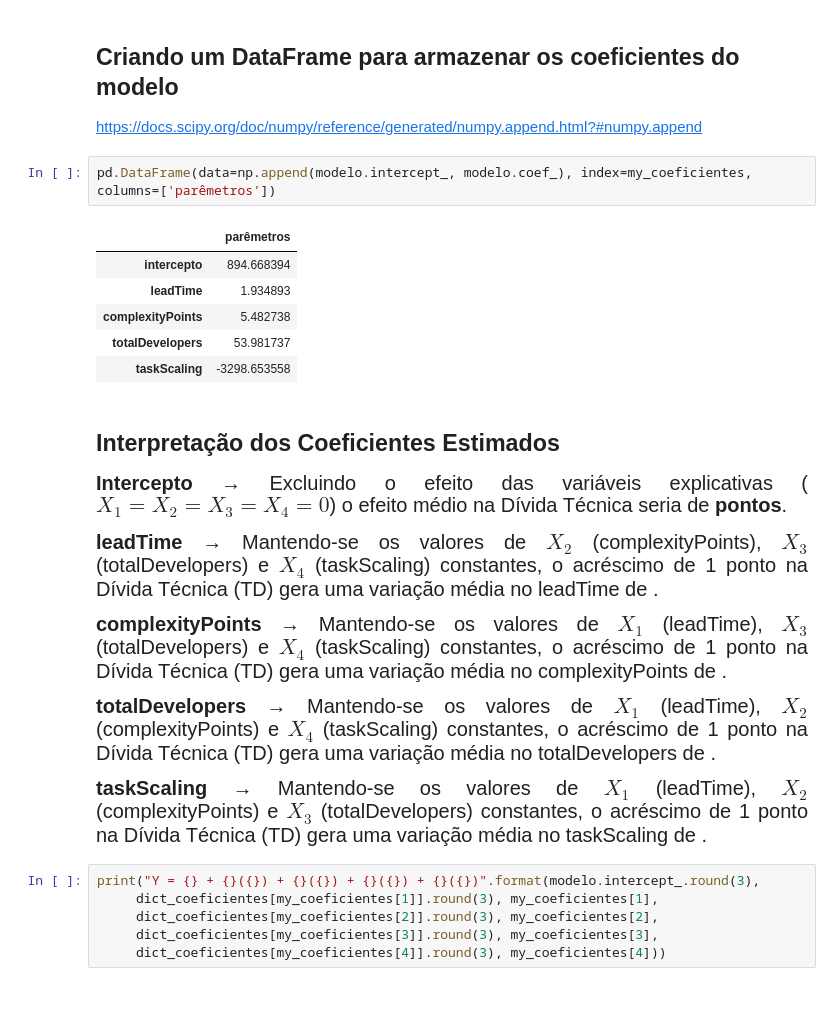
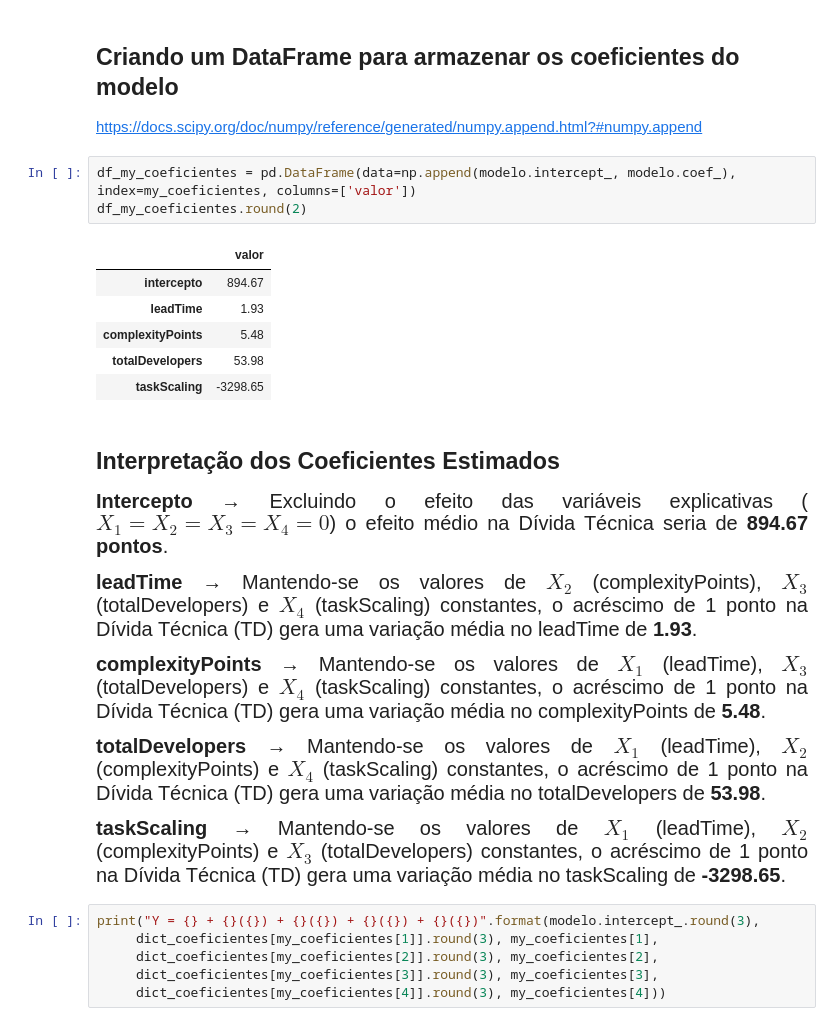
Before and after one commit to Technical-Debt-Large-Scale/tdmls, a Jupyter notebook: Análise dos Fatores que Podem Impactar a Dívida Técnica.ipynb, the cells around one changed output. Saved outputs shown, nothing was run; the diff lists cells and outputs as text; blank space fills up the shorter version.

Commit message:
Foi atualizada a análise dos fatores que impactam a Dívida Técnica com as tabelas de comparação

```diff
--- a/Análise dos Fatores que Podem Impactar a Dívida Técnica.ipynb
+++ b/Análise dos Fatores que Podem Impactar a Dívida Técnica.ipynb
@@ -867,35 +846,36 @@ dict_coeficientes
 
 https://docs.scipy.org/doc/numpy/reference/generated/numpy.append.html?#numpy.append
 # %%
-pd.DataFrame(data=np.append(modelo.intercept_, modelo.coef_), index=my_coeficientes, columns=['parêmetros'])
+df_my_coeficientes = pd.DataFrame(data=np.append(modelo.intercept_, modelo.coef_), index=my_coeficientes, columns=['valor'])
+df_my_coeficientes.round(2)
 # %% [output]
-|  | parêmetros |
-| intercepto | 894.668394 |
-| leadTime | 1.934893 |
-| complexityPoints | 5.482738 |
-| totalDevelopers | 53.981737 |
-| taskScaling | -3298.653558 |
+|  | valor |
+| intercepto | 894.67 |
+| leadTime | 1.93 |
+| complexityPoints | 5.48 |
+| totalDevelopers | 53.98 |
+| taskScaling | -3298.65 |
 # %% [markdown]
 ## Interpretação dos Coeficientes Estimados
 
 <p style='font-size: 20px; line-height: 2; margin: 10px 50px; text-align: justify;'>
-<b>Intercepto</b> → Excluindo o efeito das variáveis explicativas ($X_1=X_2=X_3=X_4=0$) o efeito médio na Dívida Técnica seria de <b> pontos</b>.
+<b>Intercepto</b> → Excluindo o efeito das variáveis explicativas ($X_1=X_2=X_3=X_4=0$) o efeito médio na Dívida Técnica seria de <b> 894.67 pontos</b>.
 </p>
 
 <p style='font-size: 20px; line-height: 2; margin: 10px 50px; text-align: justify;'>
-<b>leadTime</b> → Mantendo-se os valores de $X_2$ (complexityPoints), $X_3$ (totalDevelopers) e $X_4$ (taskScaling) constantes, o acréscimo de 1 ponto na Dívida Técnica (TD) gera uma variação média no leadTime de <b></b>.
+<b>leadTime</b> → Mantendo-se os valores de $X_2$ (complexityPoints), $X_3$ (totalDevelopers) e $X_4$ (taskScaling) constantes, o acréscimo de 1 ponto na Dívida Técnica (TD) gera uma variação média no leadTime de <b>1.93</b>.
 </p>
 
 <p style='font-size: 20px; line-height: 2; margin: 10px 50px; text-align: justify;'>
-<b>complexityPoints</b> → Mantendo-se os valores de $X_1$ (leadTime), $X_3$ (totalDevelopers) e $X_4$ (taskScaling) constantes, o acréscimo de 1 ponto na Dívida Técnica (TD) gera uma variação média no complexityPoints de <b></b>.
+<b>complexityPoints</b> → Mantendo-se os valores de $X_1$ (leadTime), $X_3$ (totalDevelopers) e $X_4$ (taskScaling) constantes, o acréscimo de 1 ponto na Dívida Técnica (TD) gera uma variação média no complexityPoints de <b>5.48</b>.
 </p>
 
 <p style='font-size: 20px; line-height: 2; margin: 10px 50px; text-align: justify;'>
-<b>totalDevelopers</b> → Mantendo-se os valores de $X_1$ (leadTime), $X_2$ (complexityPoints) e $X_4$ (taskScaling) constantes, o acréscimo de 1 ponto na Dívida Técnica (TD) gera uma variação média no totalDevelopers de <b></b>.
+<b>totalDevelopers</b> → Mantendo-se os valores de $X_1$ (leadTime), $X_2$ (complexityPoints) e $X_4$ (taskScaling) constantes, o acréscimo de 1 ponto na Dívida Técnica (TD) gera uma variação média no totalDevelopers de <b>53.98</b>.
 </p>
 
 <p style='font-size: 20px; line-height: 2; margin: 10px 50px; text-align: justify;'>
-<b>taskScaling</b> → Mantendo-se os valores de $X_1$ (leadTime), $X_2$ (complexityPoints) e $X_3$ (totalDevelopers) constantes, o acréscimo de 1 ponto na Dívida Técnica (TD) gera uma variação média no taskScaling de <b></b>.
+<b>taskScaling</b> → Mantendo-se os valores de $X_1$ (leadTime), $X_2$ (complexityPoints) e $X_3$ (totalDevelopers) constantes, o acréscimo de 1 ponto na Dívida Técnica (TD) gera uma variação média no taskScaling de <b>-3298.65</b>.
 </p>
 # %%
 print("Y = {} + {}({}) + {}({}) + {}({}) + {}({})".format(modelo.intercept_.round(3),
```
Also changed, not shown: parts of 50 cells of this notebook.
